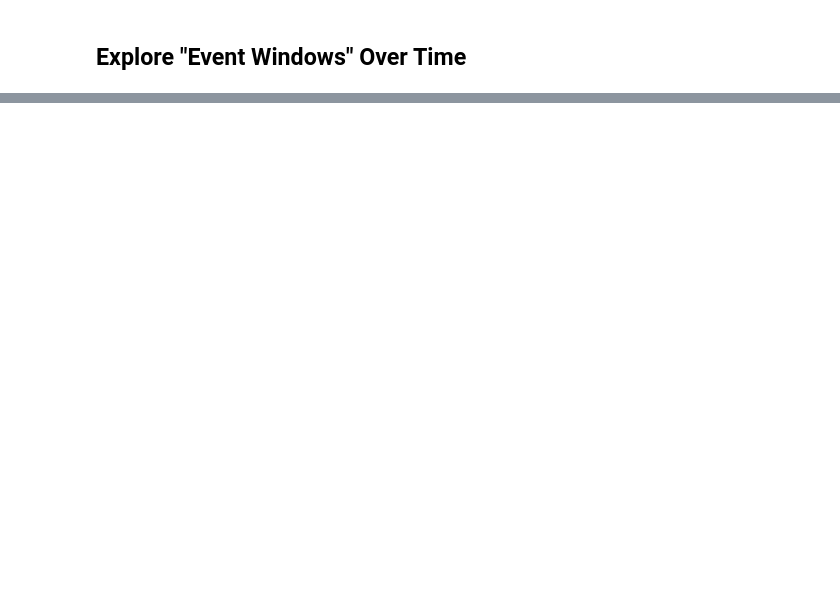
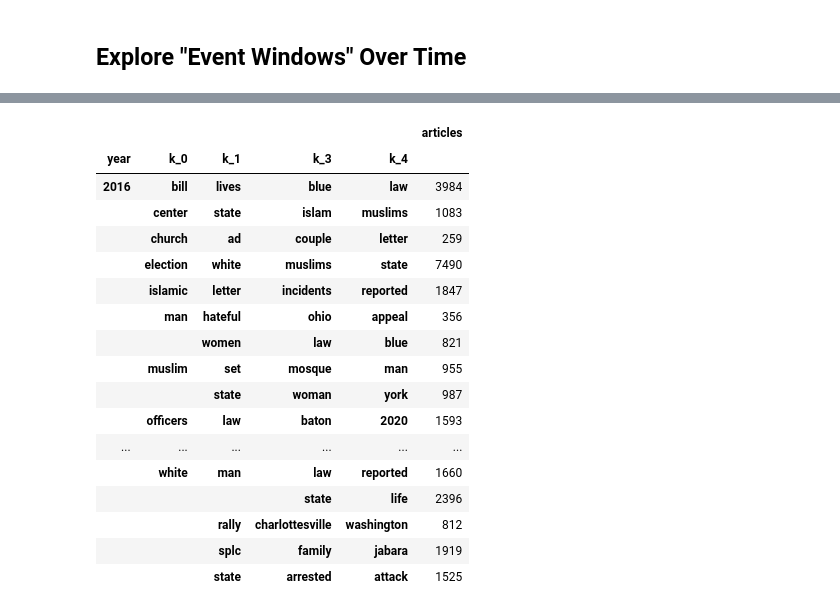
Before and after one commit to Jwmazzi/media_research, a Jupyter notebook: planning/GDELT Overview.ipynb, the cells around one changed output, grey strips where cells are left out. Cells and saved outputs as stored; diff of their text form; code cells hidden in the pictures; blank space fills up the shorter version.

```diff
--- a/planning/GDELT Overview.ipynb
+++ b/planning/GDELT Overview.ipynb
@@ -185,0 +170,25 @@ full_df.sort_values('Total_2018', ascending=0)
+# %%
+year_df = df[[
+    'year', 'k_0', 'k_1', 'k_2', 'k_3', 'k_4', 'articles'
+]]
+
+year_df.groupby(['year', 'k_0', 'k_1', 'k_3', 'k_4']).sum()
+# %% [output]
+|  |  |  |  |  | articles |
+| year | k_0 | k_1 | k_3 | k_4 |  |
+| 2016 | bill | lives | blue | law | 3984 |
+|  | center | state | islam | muslims | 1083 |
+|  | church | ad | couple | letter | 259 |
+|  | election | white | muslims | state | 7490 |
+|  | islamic | letter | incidents | reported | 1847 |
+|  | man | hateful | ohio | appeal | 356 |
+|  |  | women | law | blue | 821 |
+|  | muslim | set | mosque | man | 955 |
+|  |  | state | woman | york | 987 |
+|  | officers | law | baton | 2020 | 1593 |
+| ... | ... | ... | ... | ... | ... |
+|  | white | man | law | reported | 1660 |
+|  |  |  | state | life | 2396 |
+|  |  | rally | charlottesville | washington | 812 |
+|  |  | splc | family | jabara | 1919 |
+|  |  | state | arrested | attack | 1525 |
```
Also changed, not shown: parts of 19 cells of this notebook, 2 other files.
